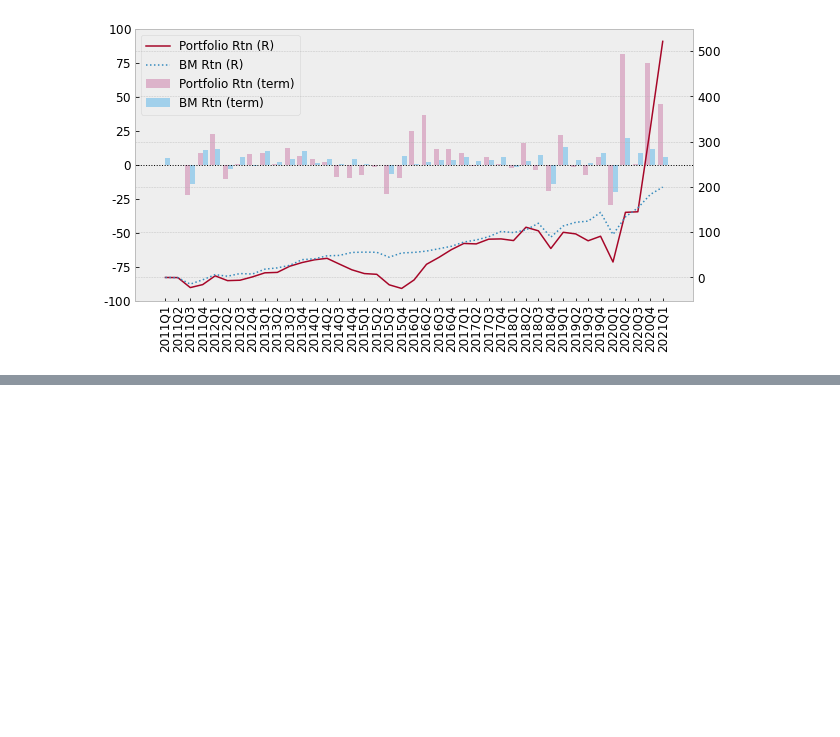
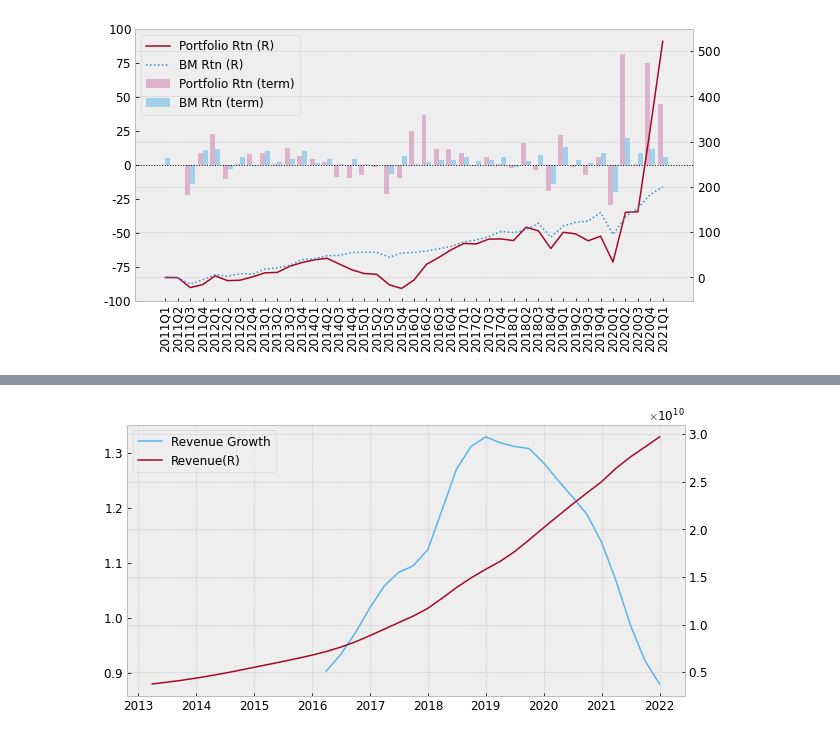
Before and after one commit to duckbill413/software-lecture, a Jupyter notebook: lecture5_2.ipynb, the cells around one changed output, grey strips where cells are left out. Cells and saved outputs as stored; diff of their text form; code cells hidden in the pictures; blank space fills up the shorter version.

```diff
--- a/lecture5_2.ipynb
+++ b/lecture5_2.ipynb
@@ -281,0 +293,9 @@ fs.draw_return(df)
+# %%
+# 넷플릭스 재무데이터 불러오기
+df = fs.fn_single(otp='16487125231099712210', symbol='NFLX', window='T')
+# %%
+# 매출액 증가율 (3년간)
+df['Revenue Growth'] = (df['Revenue'] - df['Revenue'].shift(12)) / abs(df['Revenue'].shift(12))
+fs.draw_chart(df, left='Revenue Growth', right='Revenue')
+# %% [output]
+[figure, added]
```
Also changed, not shown: parts of 37 cells of this notebook.
